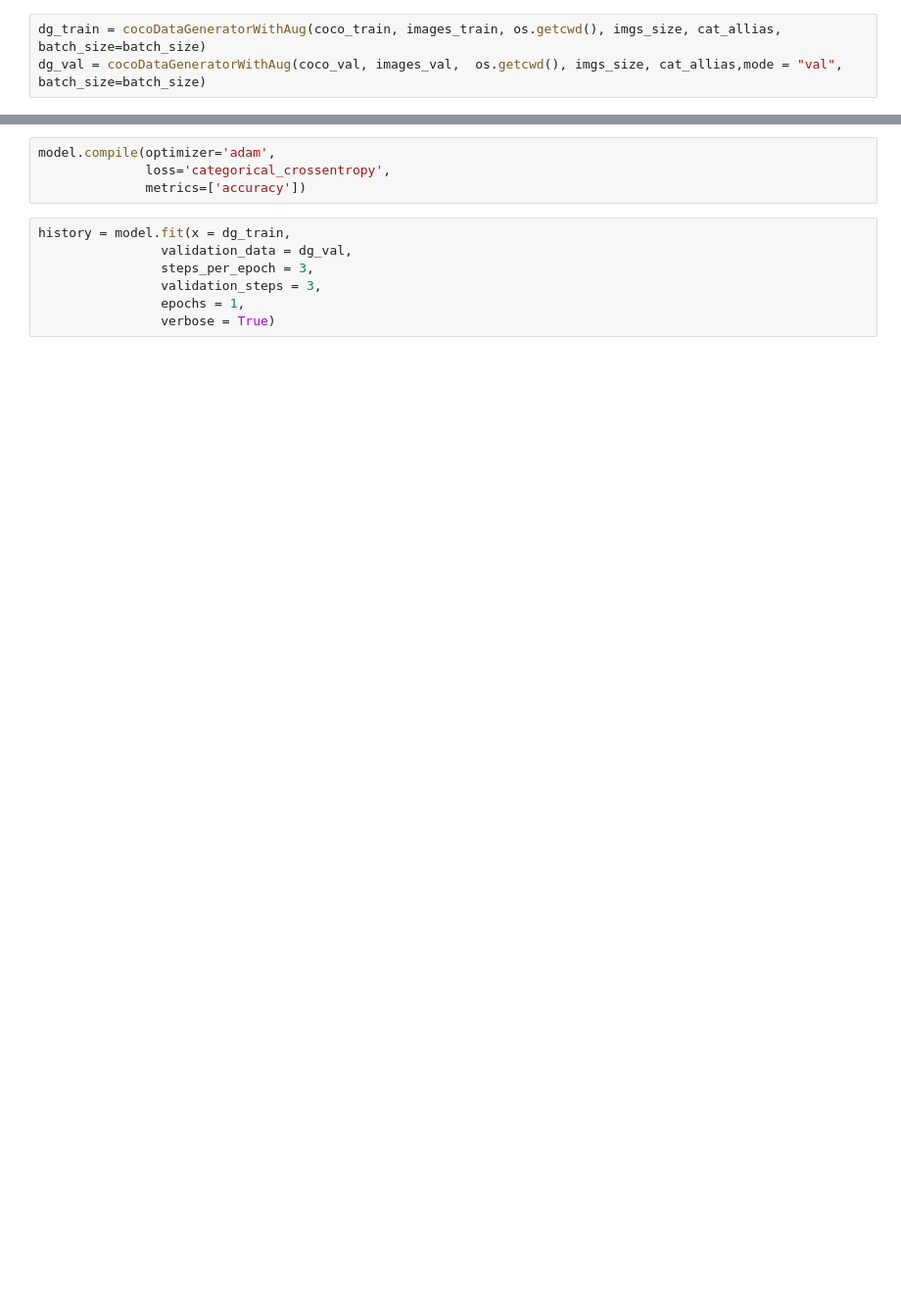
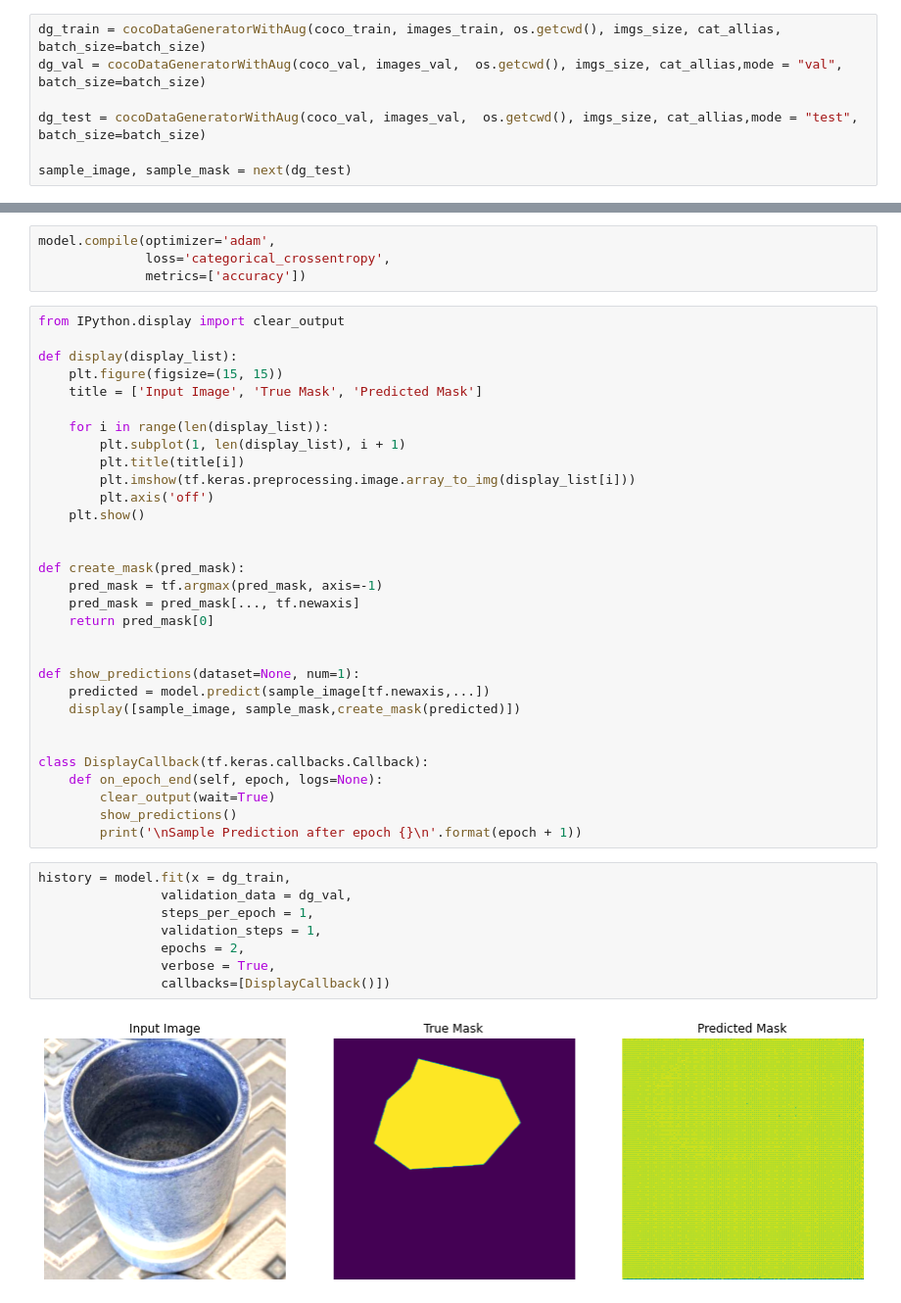
Before and after one commit to WenXiaowei/food-recognition-project, a Jupyter notebook: CNN.ipynb, the cells around one changed output, grey strips where cells are left out. Shown at 98% size. Drawn from its saved outputs; the diff is of its cells as text; blank space fills up the shorter version.

Commit message:
adding end_epoch callback

```diff
--- a/CNN.ipynb
+++ b/CNN.ipynb
@@ -342,3 +348,7 @@ Number of images containing the filter classes: 161
 # %%
 dg_train = cocoDataGeneratorWithAug(coco_train, images_train, os.getcwd(), imgs_size, cat_allias, batch_size=batch_size)
 dg_val = cocoDataGeneratorWithAug(coco_val, images_val,  os.getcwd(), imgs_size, cat_allias,mode = "val", batch_size=batch_size)
+
+dg_test = cocoDataGeneratorWithAug(coco_val, images_val,  os.getcwd(), imgs_size, cat_allias,mode = "test", batch_size=batch_size)
+
+sample_image, sample_mask = next(dg_test)
@@ -357,11 +386,44 @@ KerasTensor(type_spec=TensorSpec(shape=(4,), dtype=tf.int32, name=None), inferre
 model.compile(optimizer='adam',
               loss='categorical_crossentropy',
               metrics=['accuracy'])
+# %%
+from IPython.display import clear_output
+
+def display(display_list):
+    plt.figure(figsize=(15, 15))
+    title = ['Input Image', 'True Mask', 'Predicted Mask']
+
+    for i in range(len(display_list)):
+        plt.subplot(1, len(display_list), i + 1)
+        plt.title(title[i])
+        plt.imshow(tf.keras.preprocessing.image.array_to_img(display_list[i]))
+        plt.axis('off')
+    plt.show()
+
+
+def create_mask(pred_mask):
+    pred_mask = tf.argmax(pred_mask, axis=-1)
+    pred_mask = pred_mask[..., tf.newaxis]
+    return pred_mask[0]
+
+
+def show_predictions(dataset=None, num=1):
+    predicted = model.predict(sample_image[tf.newaxis,...])
+    display([sample_image, sample_mask,create_mask(predicted)])
+
+
+class DisplayCallback(tf.keras.callbacks.Callback):
+    def on_epoch_end(self, epoch, logs=None):
+        clear_output(wait=True)
+        show_predictions()
+        print('\nSample Prediction after epoch {}\n'.format(epoch + 1))
 # %%
 history = model.fit(x = dg_train,
                 validation_data = dg_val,
-                steps_per_epoch = 3,
-                validation_steps = 3,
-                epochs = 1,
-                verbose = True)
+                steps_per_epoch = 1,
+                validation_steps = 1,
+                epochs = 2,
+                verbose = True,
+                callbacks=[DisplayCallback()])
 # %% [output]
+[figure, added]
```
Also changed, not shown: parts of 9 cells of this notebook, 2 other files.
